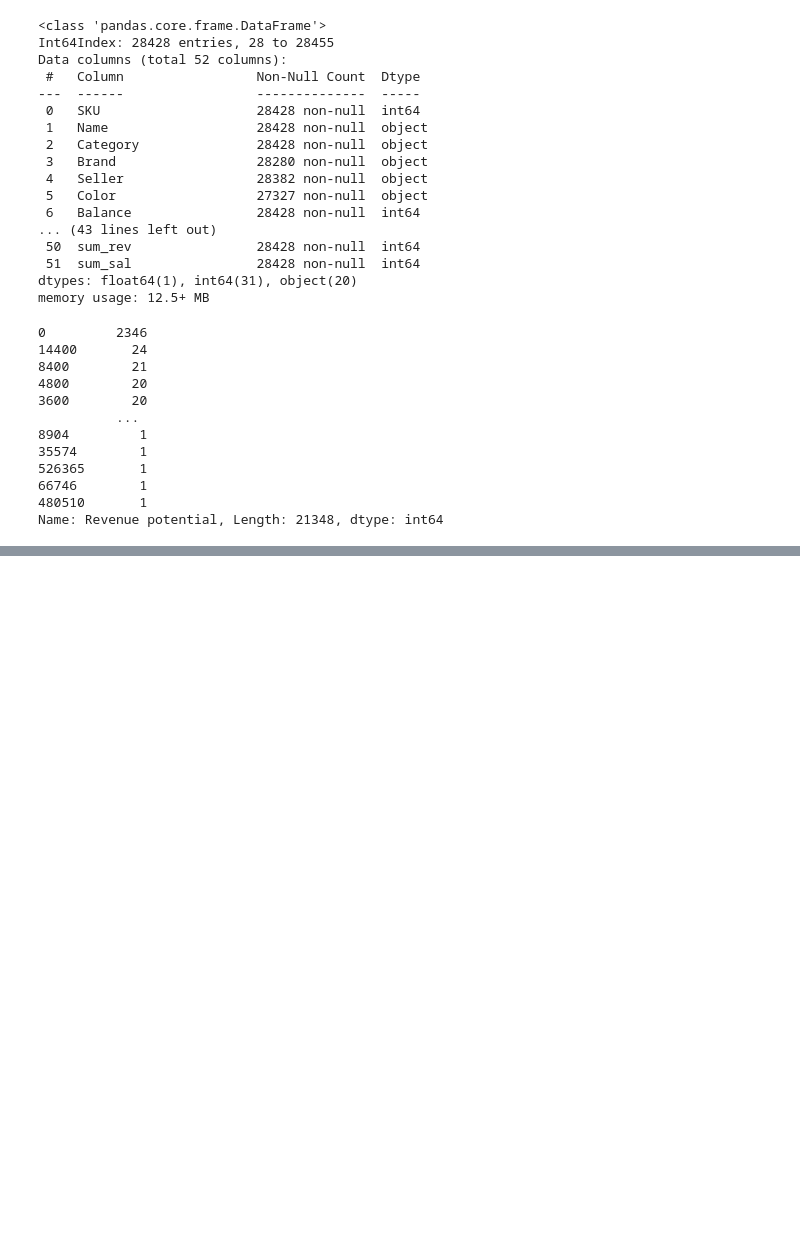
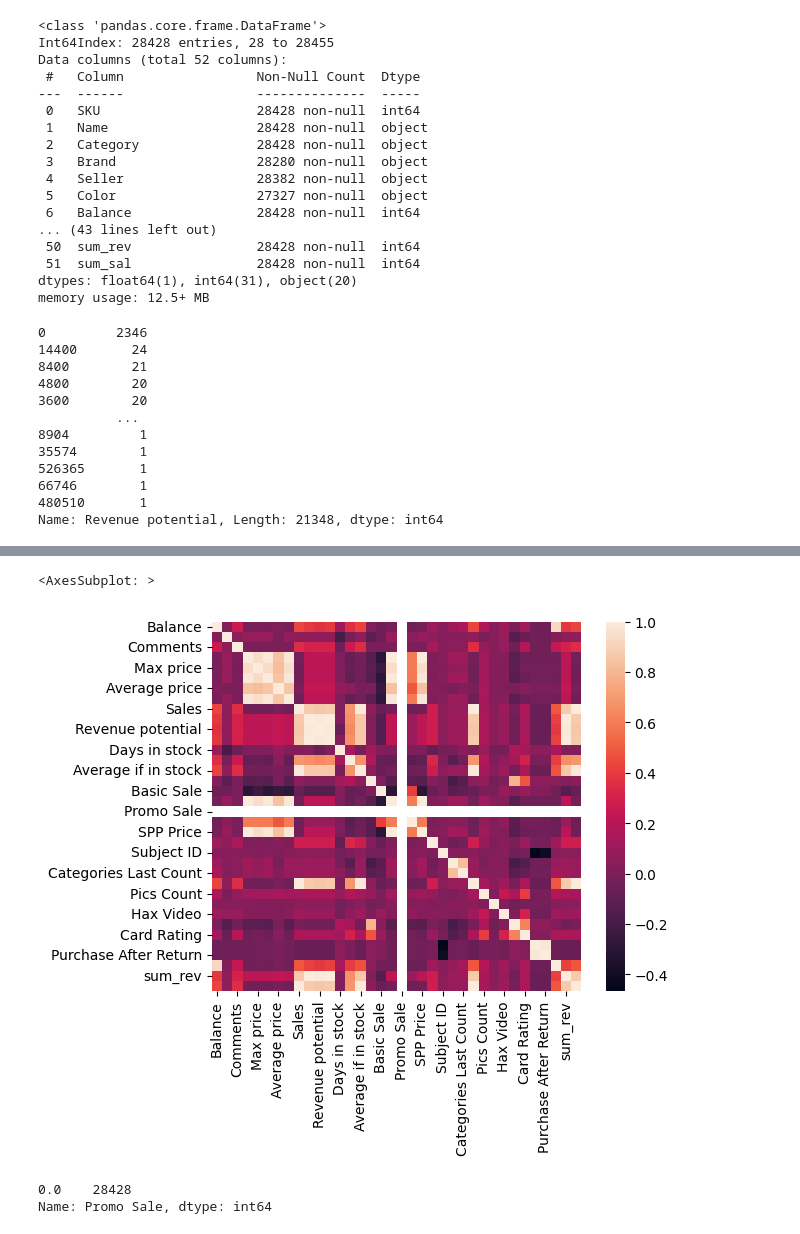
Before and after one commit to karkarinps/ML-jupyter, a Jupyter notebook: ML_projects/Ajaks_test.ipynb, the cells around one changed output, grey strips where cells are left out. Cells and saved outputs as stored; diff of their text form; code cells hidden in the pictures; blank space fills up the shorter version.

```diff
--- a/ML_projects/Ajaks_test.ipynb
+++ b/ML_projects/Ajaks_test.ipynb
@@ -797,0 +1006,4 @@ df_load.to_csv(path_or_buf='C://Users/Uldum/Downloads/out.csv')
+# %%
+df=df_save
+df_dum = pd.get_dummies(df)
+df_dum.info()
@@ -797,0 +1028,9 @@ df_load.to_csv(path_or_buf='C://Users/Uldum/Downloads/out.csv')
+# %%
+df_dum = df_dum.drop(['Unnamed: 0', 'SPP'], axis=1)
+# %%
+from sklearn.preprocessing import StandardScaler, normalize
+
+scaler = StandardScaler()
+scaler.fit(df_dum)
+df_scale = pd.DataFrame(scaler.transform(df_dum), columns = df_dum.columns)
+df_scale.head(10)
@@ -797,0 +1050,3 @@ df_load.to_csv(path_or_buf='C://Users/Uldum/Downloads/out.csv')
+# %%
+df_norm = pd.DataFrame(normalize(df_scale), columns = df_scale.columns)
+df_norm.head(10)
@@ -797,0 +1066,13 @@ df_load.to_csv(path_or_buf='C://Users/Uldum/Downloads/out.csv')
+# %%
+import seaborn as sns
+
+cor = df_norm.corr()
+sns.heatmap(cor, square = True)
+# %% [output]
+<AxesSubplot: >
+[figure, added]
+# %%
+df_norm['Promo Sale'].value_counts()
+# %% [output]
+0.0    28428
+Name: Promo Sale, dtype: int64
```
Also changed, not shown: parts of 35 cells of this notebook.
